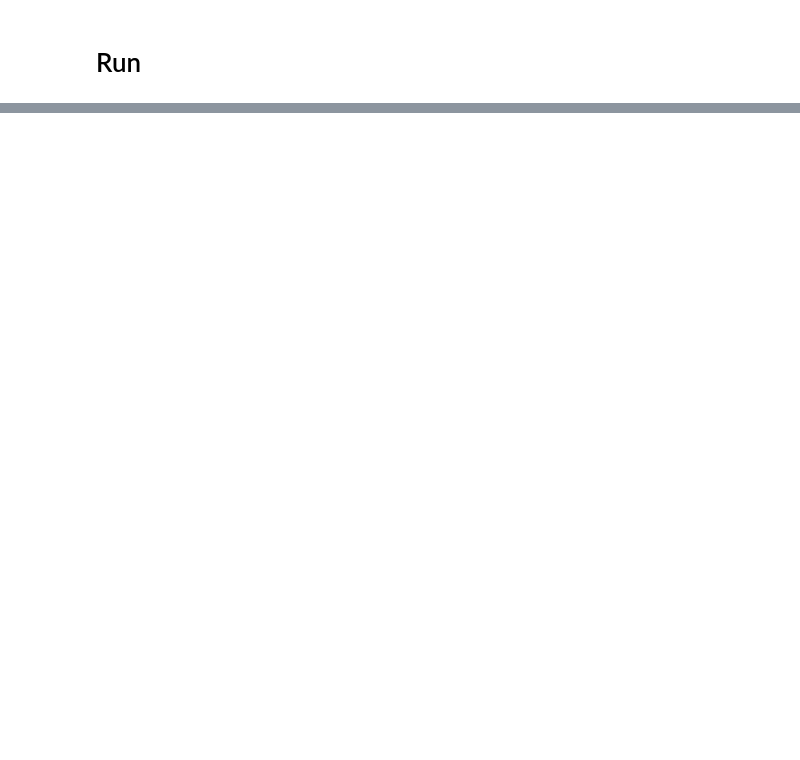
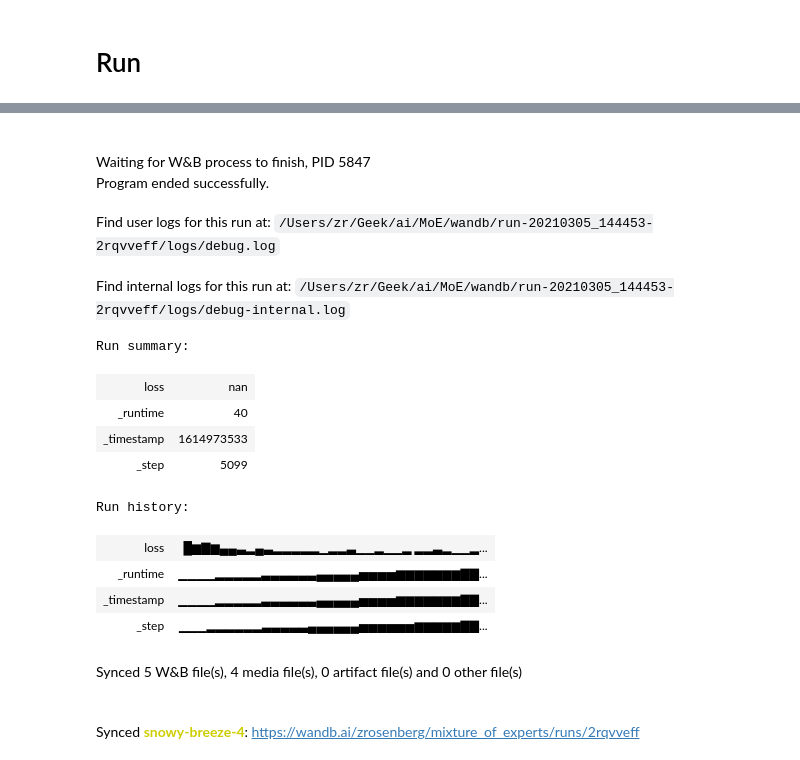
Before and after one commit to ZachariahRosenberg/mixture_of_experts, a Jupyter notebook: mixture_of_experts.ipynb, the cells around one changed output, grey strips where cells are left out. Saved outputs shown, nothing was run; the diff lists cells and outputs as text; code cells hidden in the pictures; blank space fills up the shorter version.

```diff
--- a/mixture_of_experts.ipynb
+++ b/mixture_of_experts.ipynb
@@ -306,3 +323,22 @@ agent.plot_expert_usage()
 agent.validate(x, y)
 # %% [output]
 [interactive output not drawn]
+# %%
+wandb.run.finish()
+# %% [output]
+Waiting for W&B process to finish, PID 5847
+Program ended successfully.
+Find user logs for this run at: /Users/zr/Geek/ai/MoE/wandb/run-20210305_144453-2rqvveff/logs/debug.log
+Find internal logs for this run at: /Users/zr/Geek/ai/MoE/wandb/run-20210305_144453-2rqvveff/logs/debug-internal.log
+Run summary:
+| loss | nan |
+| _runtime | 40 |
+| _timestamp | 1614973533 |
+| _step | 5099 |
+Run history:
+| loss | █▆▇▆▄▄▃▂▄▃▂▂▂▂▂▁▂▂▃▁▁▂▁▁▂ ▂▂▃▂▁▁▂... |
+| _runtime | ▁▁▁▁▂▂▂▂▂▃▃▃▃▃▃▄▄▄▄▄▅▅▅▅▆▆▆▆▆▆▆▇▇... |
+| _timestamp | ▁▁▁▁▂▂▂▂▂▃▃▃▃▃▃▄▄▄▄▄▅▅▅▅▆▆▆▆▆▆▆▇▇... |
+| _step | ▁▁▁▂▂▂▂▂▂▃▃▃▃▃▄▄▄▄▄▄▅▅▅▅▅▅▆▆▆▆▆▇▇... |
+Synced 5 W&B file(s), 4 media file(s), 0 artifact file(s) and 0 other file(s)
+Synced snowy-breeze-4: https://wandb.ai/zrosenberg/mixture_of_experts/runs/2rqvveff
```
Also changed, not shown: parts of 8 cells of this notebook.
